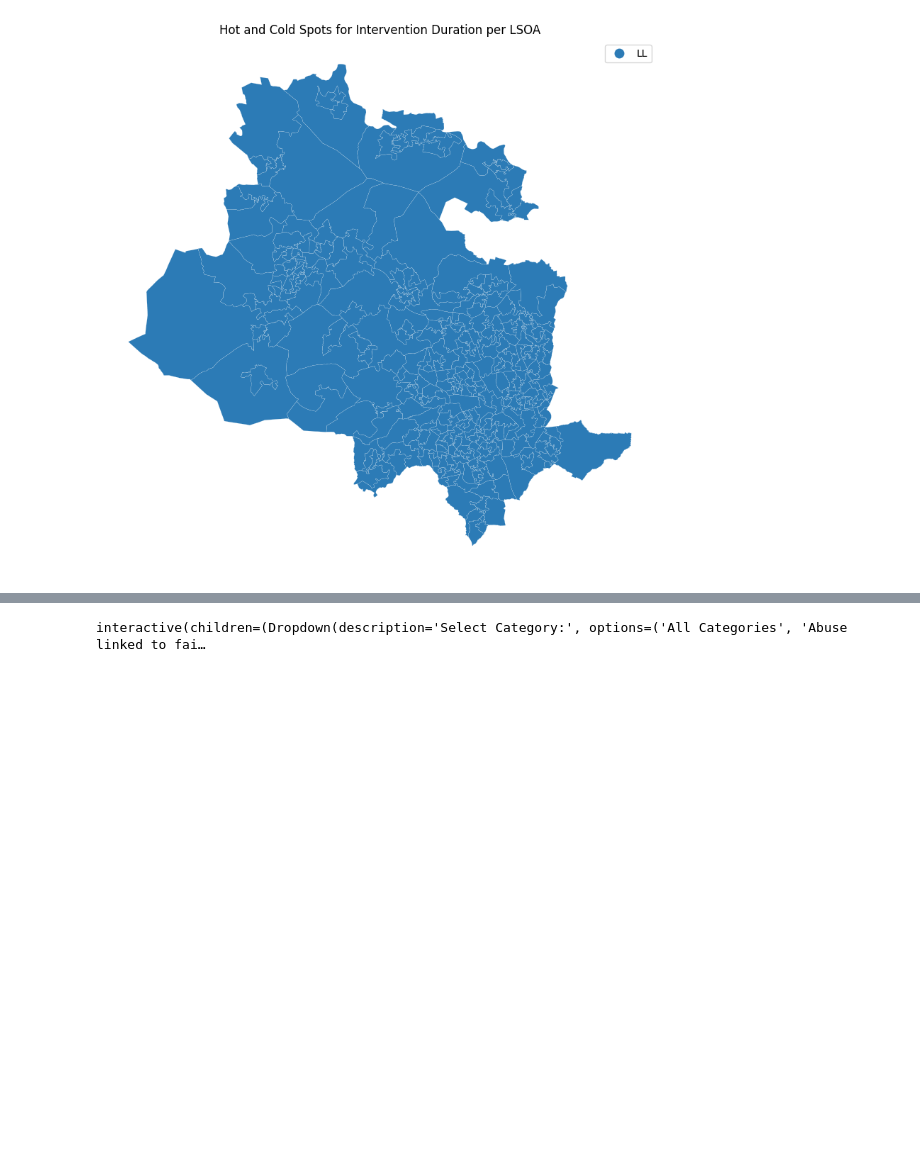
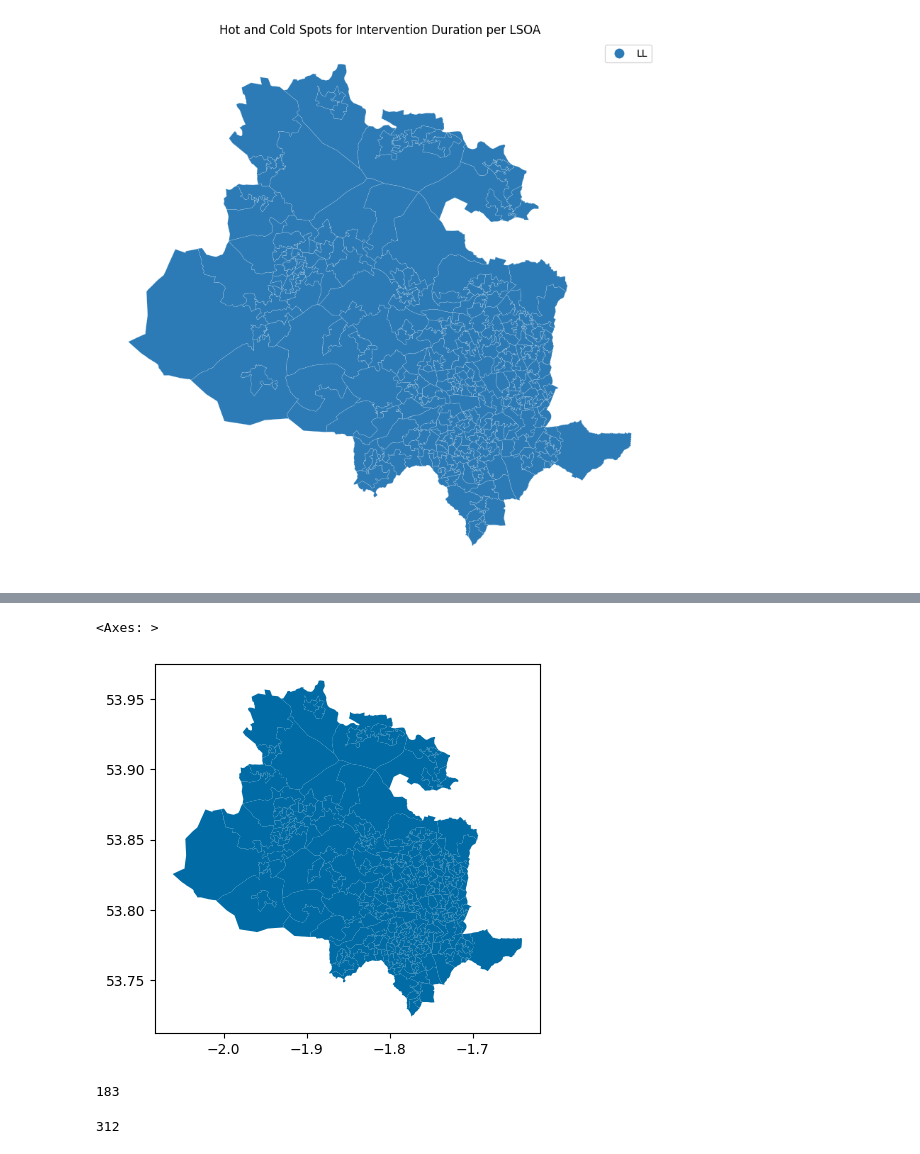
Before and after one commit to ConnectedBradford/CB_2649, a Jupyter notebook: notebooks/lac_lsoa_analysis.ipynb, the cells around one changed output, grey strips where cells are left out. Cells and saved outputs as stored; diff of their text form; code cells hidden in the pictures; blank space fills up the shorter version.

```diff
--- a/notebooks/lac_lsoa_analysis.ipynb
+++ b/notebooks/lac_lsoa_analysis.ipynb
@@ -1162,58 +1080,3 @@ folium.LayerControl(collapsed=False).add_to(m)
 
 # Save the map to an HTML file
 m.save("../figs/interactive_categories_map.html")
-# %%
-import folium
-from folium import LayerControl
-import geopandas as gpd
-import pandas as pd
-from ipywidgets import interact, widgets
-
-# Step 1: Aggregate counts of each Category per LSOA
-category_counts = merged_data.groupby(['lsoa21cd', 'Category']).size().unstack(fill_value=0)
-
-# Step 2: Merge the aggregated counts back into the GeoDataFrame
-merged_data = merged_data.merge(category_counts, on='lsoa21cd', how='left')
-
-# Step 3: Create a base map
-m = folium.Map(location=[51.505, -0.09], zoom_start=13)
-
-# Step 4: Define a function to update the map based on the selected category
-def update_map(selected_category):
-    # Clear existing layers
-    for layer in m._children.copy():
-        if layer.startswith('lsoa_layer'):
-            del m._children[layer]
-
-    # Add GeoJSON layers with dynamic tooltips
-    for _, row in merged_data.iterrows():
-        lsoa = row['lsoa21cd']
-        geometry = row['geometry']
-
-        # Tooltip content
-        if selected_category == "All Categories":
-            tooltip_content = f"<strong>{lsoa}</strong><br>" + "<br>".join(
-                [f"{cat}: {row[cat]}" for cat in category_counts.columns]
-            )
-        else:
-            tooltip_content = f"<strong>{lsoa}</strong><br>{selected_category}: {row[selected_category]}"
-
-        # Add GeoJSON layer
-        folium.GeoJson(
-            geometry,
-            tooltip=folium.Tooltip(tooltip_content),
-            name=f"lsoa_layer_{lsoa}"
-        ).add_to(m)
-
-# Step 5: Create a dropdown widget for category selection
-categories = ["All Categories"] + list(category_counts.columns)
-dropdown = widgets.Dropdown(options=categories, description="Select Category:")
-
-# Step 6: Link the dropdown to the update_map function
-interact(update_map, selected_category=dropdown)
-
-# Step 7: Display the map
-# Save the map to an HTML file
-m.save("../figs/interactive_categories_map2.html")
-# %% [output]
-interactive(children=(Dropdown(description='Select Category:', options=('All Categories', 'Abuse linked to fai…
@@ -1219,0 +1290,13 @@ interactive(children=(Dropdown(description='Select Category:', options=('All Cat
+# %%
+lsoa_geometries.plot()
+# %% [output]
+<Axes: >
+[figure, added]
+# %%
+category_counts.lsoa21cd.nunique()
+# %% [output]
+183
+# %%
+lsoa_geometries.lsoa21cd.nunique()
+# %% [output]
+312
```
Also changed, not shown: parts of 24 cells of this notebook.
